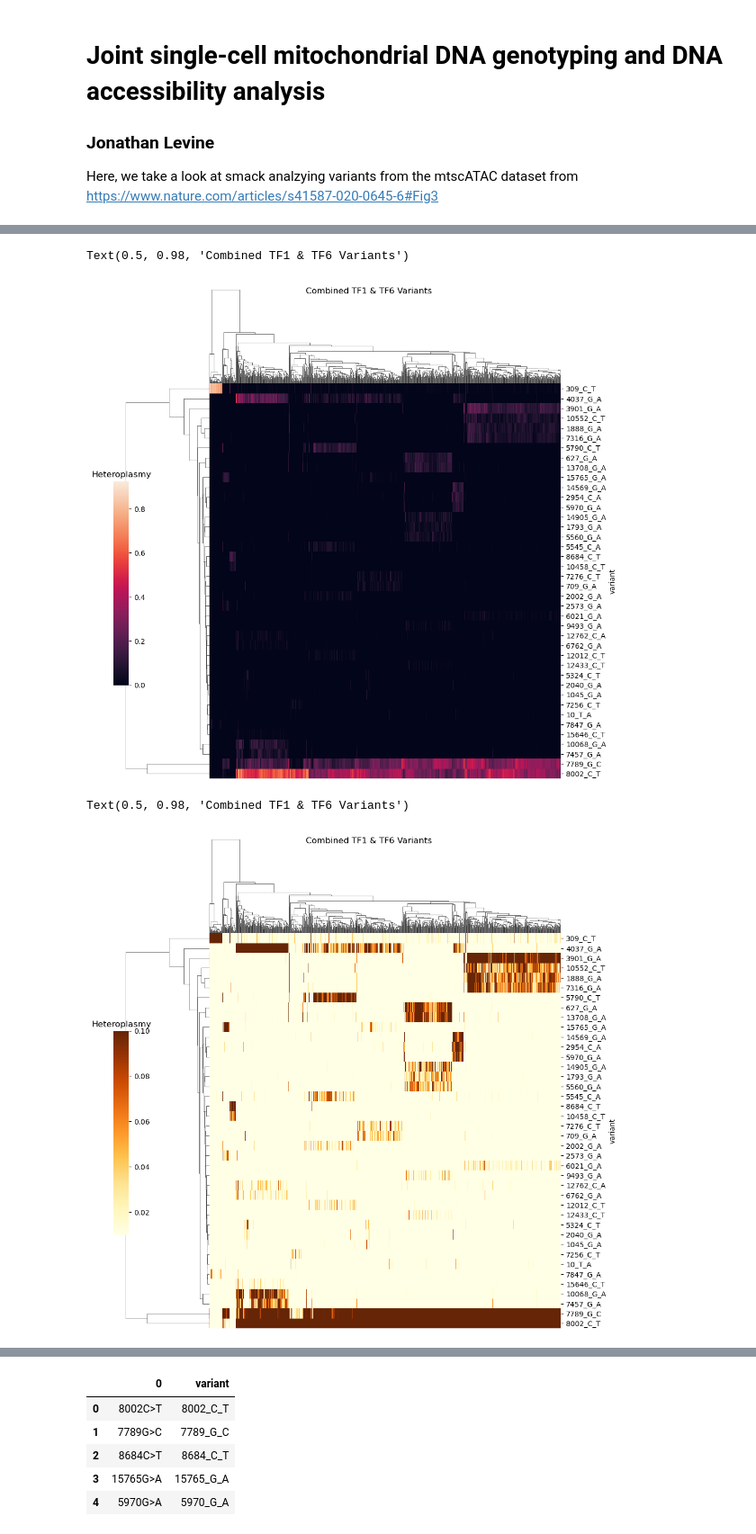
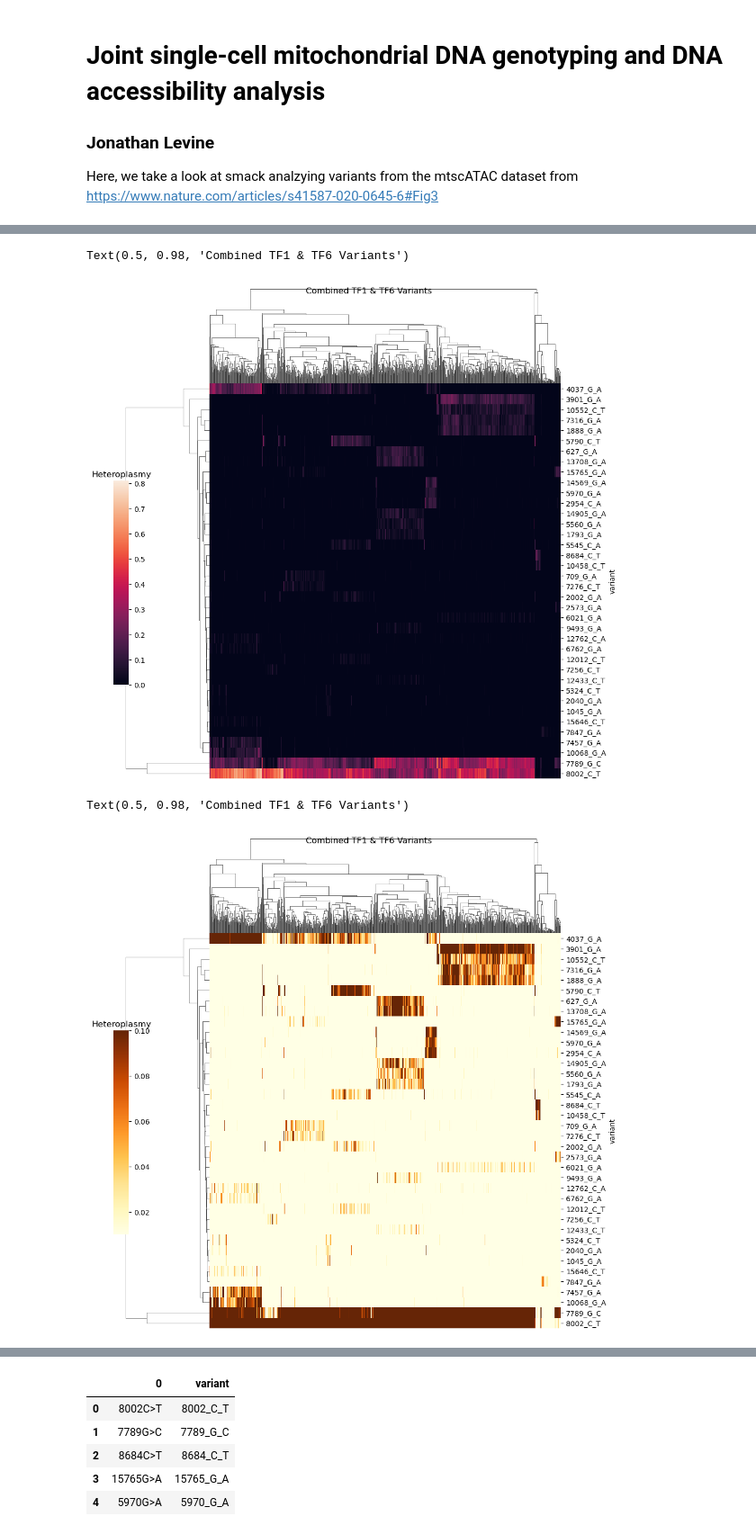
Before and after one commit to jonlevi/smack_notebooks, a Jupyter notebook: tf1/mtscatac_tf1_analysis.ipynb, the cells around one changed output, grey strips where cells are left out. Shown at 90% size. Cells and saved outputs as stored; diff of their text form; code cells hidden in the pictures.

```diff
--- a/tf1/mtscatac_tf1_analysis.ipynb
+++ b/tf1/mtscatac_tf1_analysis.ipynb
@@ -21,5 +23,6 @@ This data is filtered using 2 different strategies:
 # %%
-hr6_dir = "tf1_mtscatac_separate_TF1-MERFF_hr6"
-hr1_dir = "tf1_mtscatac_separate_TF1-MERFF_hr1"
-combined_dir = "tf1_combined_mtscatac_all"
+hr6_dir = "tf1_mtscatac_separate_TF1-MERFF_hr6/final"
+hr1_dir = "tf1_mtscatac_separate_TF1-MERFF_hr1/final"
+combined_dir = "tf1_combined_mtscatac_all/final"
+quality_dir = "tf1_combined_mtscatac_all_quality_based/final"
 # %%
@@ -134,4 +105,3 @@ Aggregate Run Only
 # %%
-full_matrix = pd.read_csv(os.path.join(combined_dir,'temp/all_variants_heteroplasmy_matrix.csv'),index_col='variant')
-matrix = full_matrix.loc[list(combined_variants)]
+heteroplasmy_matrix = pd.read_csv(os.path.join(combined_dir,'final_variants_heteroplasmy_matrix.csv'),index_col='variant')
 # %%
@@ -147,16 +117,16 @@ matrix.head(5)
 5 rows × 959 columns
 # %%
-sns.clustermap(matrix,xticklabels=False,cbar_pos=(0, .2, .03, .4),dendrogram_ratio=.2,yticklabels=True)
+sns.clustermap(heteroplasmy_matrix,xticklabels=False,cbar_pos=(0, .2, .03, .4),dendrogram_ratio=.2,yticklabels=True)
 plt.title('Heteroplasmy')
 plt.suptitle('Combined TF1 & TF6 Variants')
 # %% [output]
 Text(0.5, 0.98, 'Combined TF1 & TF6 Variants')
-[figure, old version]
+[figure, new version]
 # %%
-sns.clustermap(matrix,xticklabels=False,cbar_pos=(0, .2, .03, .4),dendrogram_ratio=.2,yticklabels=True,
+sns.clustermap(heteroplasmy_matrix,xticklabels=False,cbar_pos=(0, .2, .03, .4),dendrogram_ratio=.2,yticklabels=True,
                vmin=.01, vmax=.1,cmap=sns.color_palette("YlOrBr", as_cmap=True))
 plt.title('Heteroplasmy')
 plt.suptitle('Combined TF1 & TF6 Variants')
 # %% [output]
 Text(0.5, 0.98, 'Combined TF1 & TF6 Variants')
-[figure, old version]
+[figure, new version]
```
Also changed, not shown: parts of 35 cells of this notebook, 8 other files.
